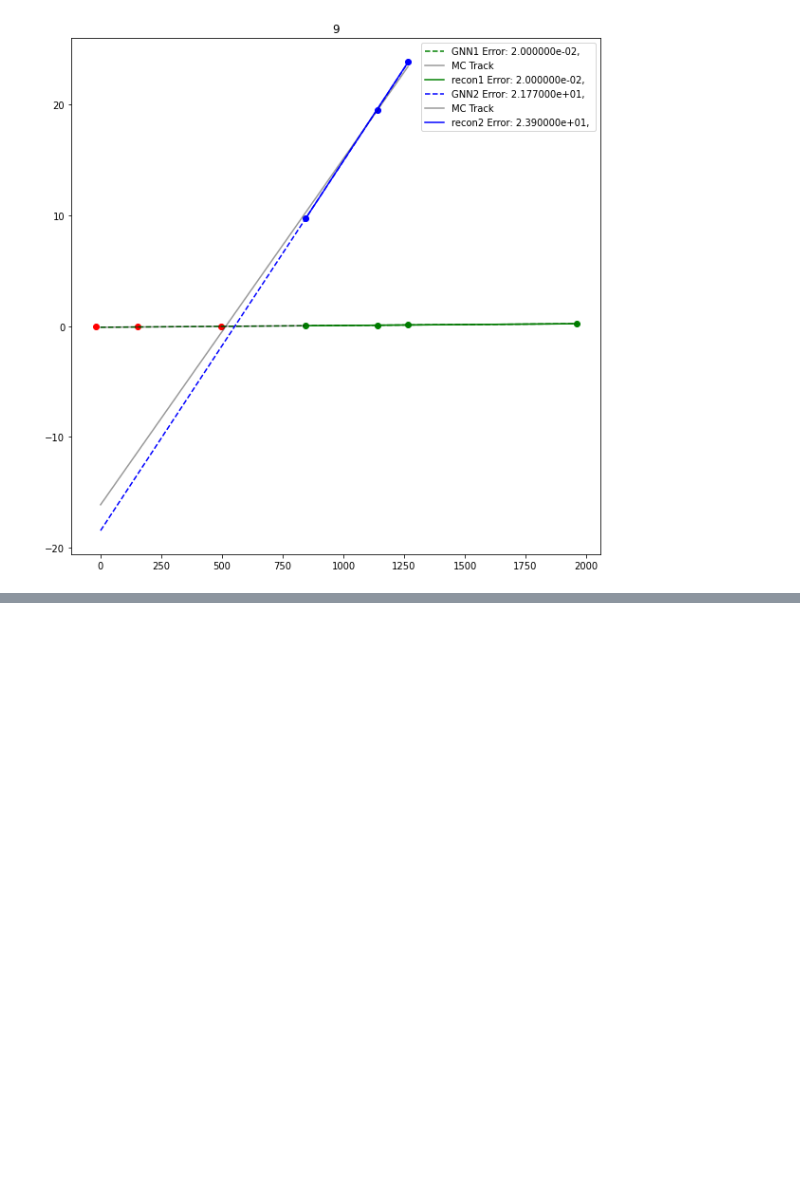
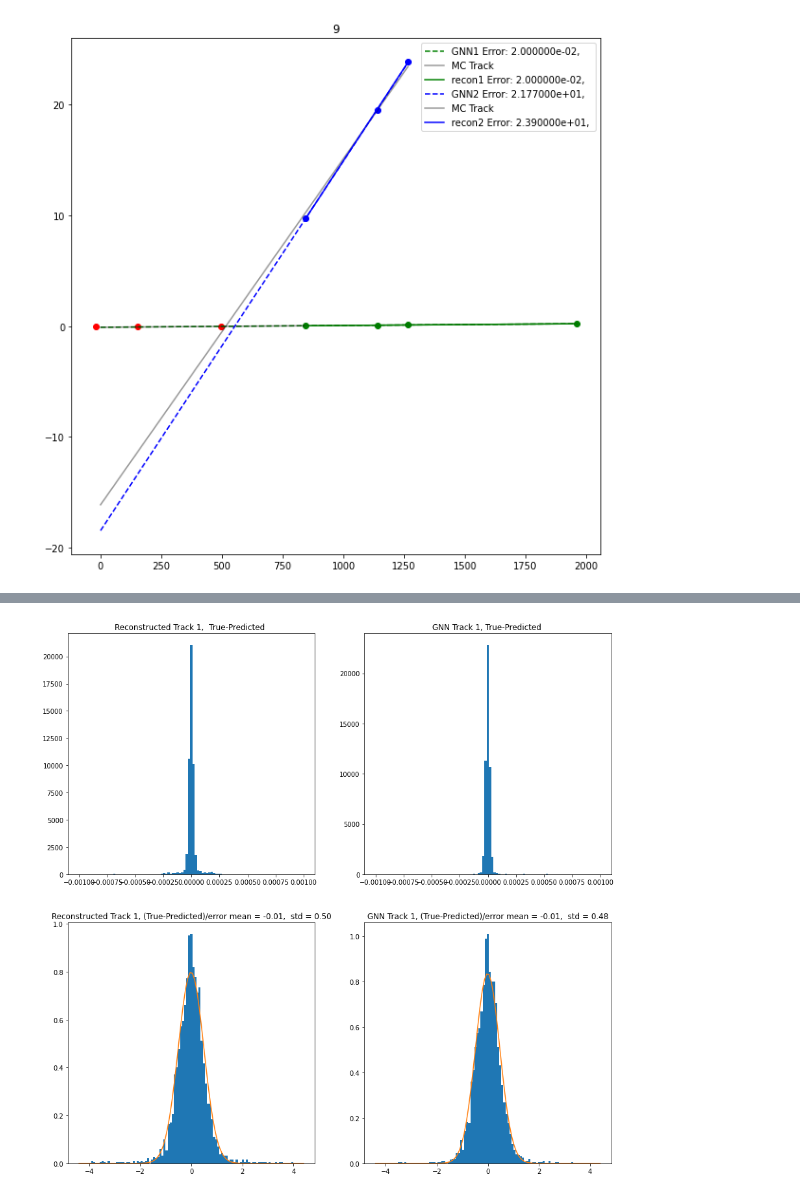
Before and after one commit to marcinwolter/Tracking_student2020, a Jupyter notebook: GNN_MuonE_v1_Robust_mc_recon_comparison.ipynb, the cells around one changed output, grey strips where cells are left out. Drawn from its saved outputs; the diff is of its cells as text; code cells hidden in the pictures; blank space fills up the shorter version.

```diff
--- a/GNN_MuonE_v1_Robust_mc_recon_comparison.ipynb
+++ b/GNN_MuonE_v1_Robust_mc_recon_comparison.ipynb
@@ -498,13 +498,15 @@ def ReadRecon(event_file,is_x=True):
 
 is_x = True
 is_y = False
+axis = is_x
+
 event_file_MC= "/content/drive/My Drive/MCtrackFile_medium.csv"
 event_file= "/content/drive/My Drive/hitFile_medium.csv"
 event_file_recon= "/content/drive/My Drive/trackFile_medium.csv"
 
-Tracks=readMCtrack(event_file_MC,is_x)
-data = readMuonE(event_file,is_x)
-Tracks_recon=ReadRecon(event_file_recon,is_x)
+Tracks=readMCtrack(event_file_MC,axis)
+data = readMuonE(event_file,axis)
+Tracks_recon=ReadRecon(event_file_recon,axis)
 
 #Tracks_x=readMCtrack(event_file_MC,is_x)
 #data_x = readMuonE(event_file,is_x)
@@ -1024,0 +984,80 @@ oopsie
+# %%
+
+fig=plt.figure(figsize=(15,15))
+
+limit_1=0.001
+limit_2=4
+error_list = { 'Reconstructed Track 1,  True-Predicted ' : error_recon_nopull_1,'GNN Track 1, True-Predicted ' : error_gnn_nopull_1,
+              'Reconstructed Track 1, (True-Predicted)/error' : error_recon_1,'GNN Track 1, (True-Predicted)/error' : error_gnn_1,
+}
+
+error_list2= {             'Reconstructed Track 2,  True-Predicted ' : error_recon_nopull_2,'GNN Track 2, True-Predicted ' : error_gnn_nopull_2,
+              'Reconstructed Track 2, (True-Predicted)/error' : error_recon_2,'GNN Track 2, (True-Predicted)/error' : error_gnn_2}
+
+
+
+for i,[title,fitdata] in enumerate(error_list.items()):
+
+  ax_list=fig.add_subplot(2,2,i+1)
+  if i<2:
+    limit=limit_1
+  else:
+    limit=limit_2
+  supress_=ax_list.hist(np.array(fitdata),bins=np.linspace(-limit,limit,100).tolist(), density=True)
+
+  if i>1:
+    #fit gaussian
+    #remove infinites from fitdata
+    fitdata2 = []
+    for k in range(len(fitdata)):
+      if fitdata[k].item()<2 and fitdata[k].item()>-2:
+        fitdata2.append(fitdata[k].item())
+
+    mean,std=norm.fit(fitdata2)
+    print(mean,std,fitdata2)
+    xmin, xmax = plt.xlim()
+    x = np.linspace(xmin, xmax, 100)
+    y = norm.pdf(x, mean, std)
+    plt.plot(x, y)
+    title = title+" mean = %.2f,  std = %.2f" % (mean, std)
+    plt.title(title)
+  else:
+    plt.title(title)
+
+
+fig.show()
+
+limit_1 = 0.01
+limit_2 = 30
+
+fig=plt.figure(figsize=(15,15))
+for i,[title,fitdata] in enumerate(error_list2.items()):
+
+  ax_list=fig.add_subplot(2,2,i+1)
+  if i<2:
+    limit=limit_1
+  else:
+    limit=limit_2
+  supress_=ax_list.hist(np.array(fitdata),bins=np.linspace(-limit,limit,100).tolist(), density=True)
+
+  if i>1:
+    #fit gaussian
+    #remove infinites from fitdata
+    fitdata2 = []
+    for k in range(len(fitdata)):
+      if fitdata[k].item()<30 and fitdata[k].item()>-30:
+        fitdata2.append(fitdata[k].item())
+
+    mean,std=norm.fit(fitdata2)
+    print(mean,std,fitdata2)
+    xmin, xmax = plt.xlim()
+    x = np.linspace(xmin, xmax, 100)
+    y = norm.pdf(x, mean, std)
+    plt.plot(x, y)
+    title = title+" mean = %.2f,  std = %.2f" % (mean, std)
+    plt.title(title)
+  else:
+    plt.title(title)
+
+fig.show()
+# %% [output]
@@ -1024,0 +1068 @@ oopsie
+[figure, added]
```
Also changed, not shown: parts of 4 cells of this notebook.
